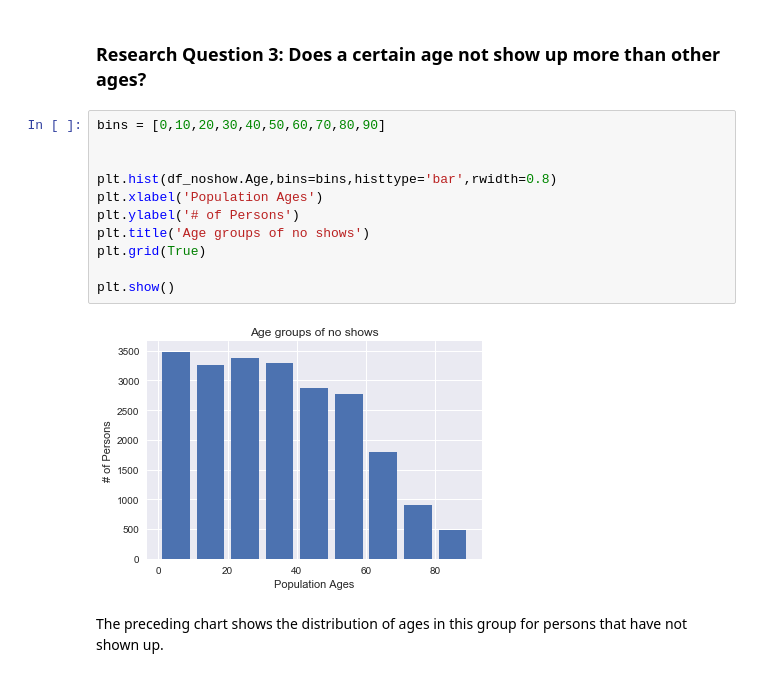
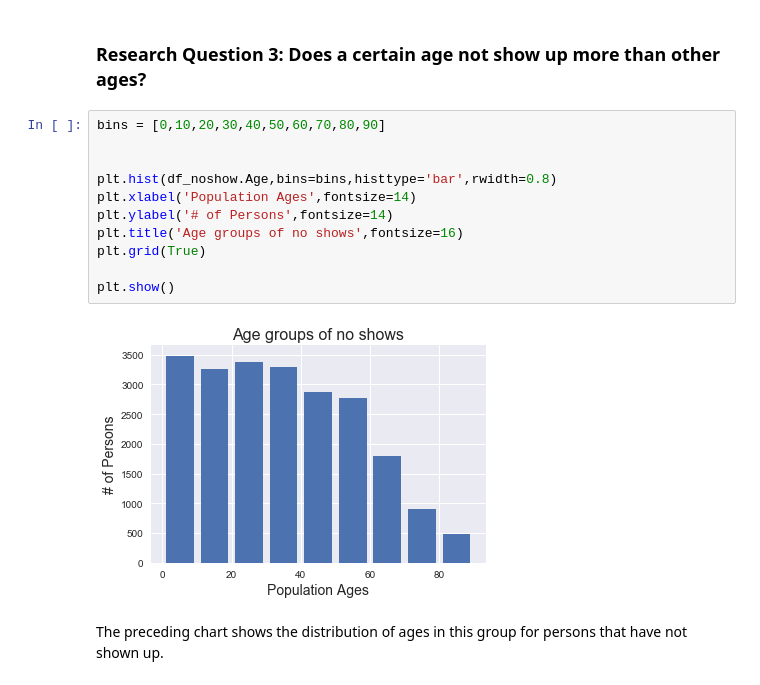
Before and after one commit to debadarshy/no-show-appointments, a Jupyter notebook: no-show-appointments.ipynb, the cells around one changed output. Saved outputs shown, nothing was run; the diff lists cells and outputs as text.

```diff
--- a/no-show-appointments.ipynb
+++ b/no-show-appointments.ipynb
@@ -254,16 +258,16 @@ This shows the percentage of amount of persons who do not show up in comparison
 # %%
 bins = [0,10,20,30,40,50,60,70,80,90]
 
 
 plt.hist(df_noshow.Age,bins=bins,histtype='bar',rwidth=0.8)
-plt.xlabel('Population Ages')
-plt.ylabel('# of Persons')
-plt.title('Age groups of no shows')
+plt.xlabel('Population Ages',fontsize=14)
+plt.ylabel('# of Persons',fontsize=14)
+plt.title('Age groups of no shows',fontsize=16)
 plt.grid(True)
 
 plt.show()
 # %% [output]
-[figure, old version]
+[figure, new version]
 # %% [markdown]
 The preceding chart shows the distribution of ages in this group for persons that have not shown up.
 # %%
```
Also changed, not shown: parts of 2 cells of this notebook.
